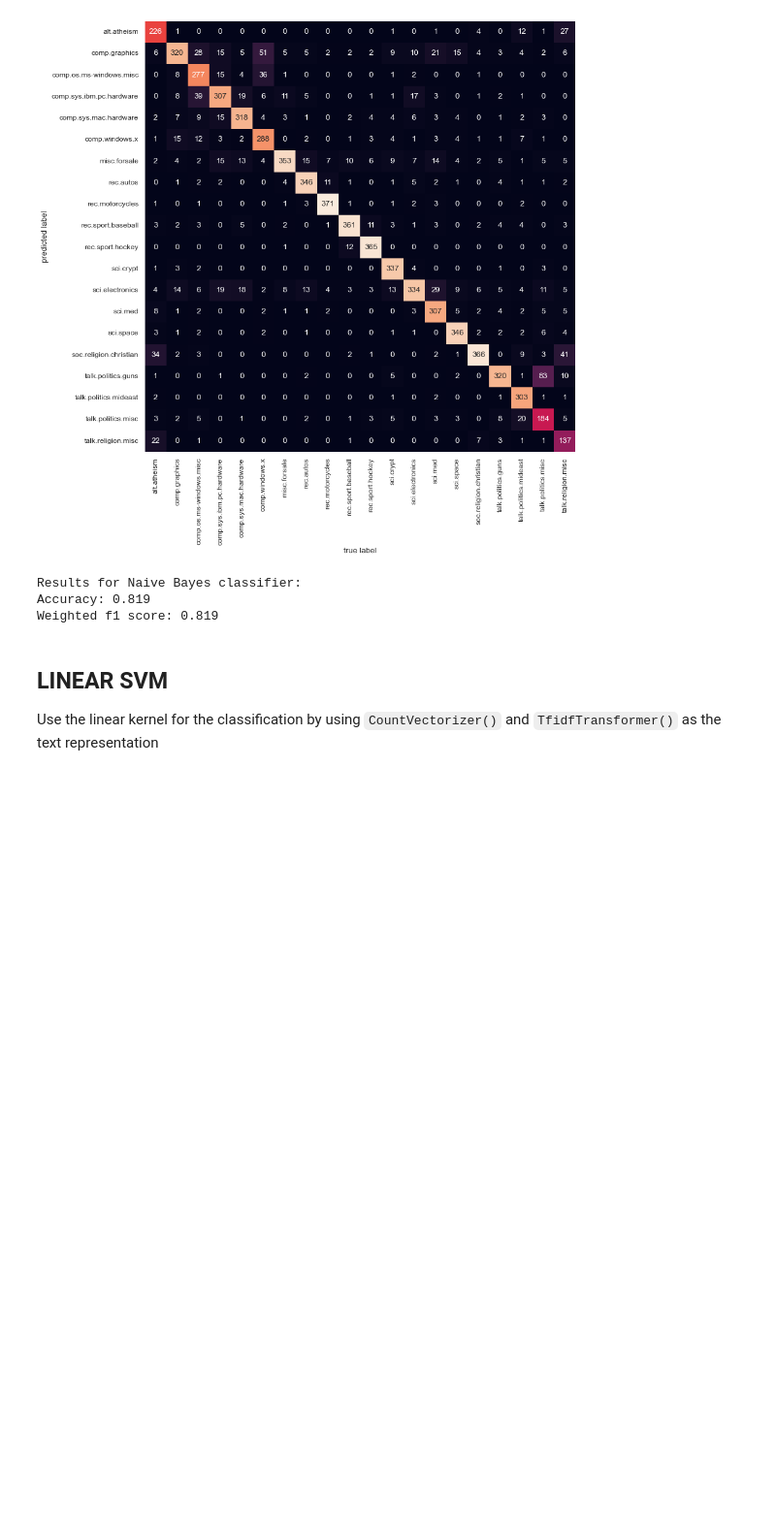
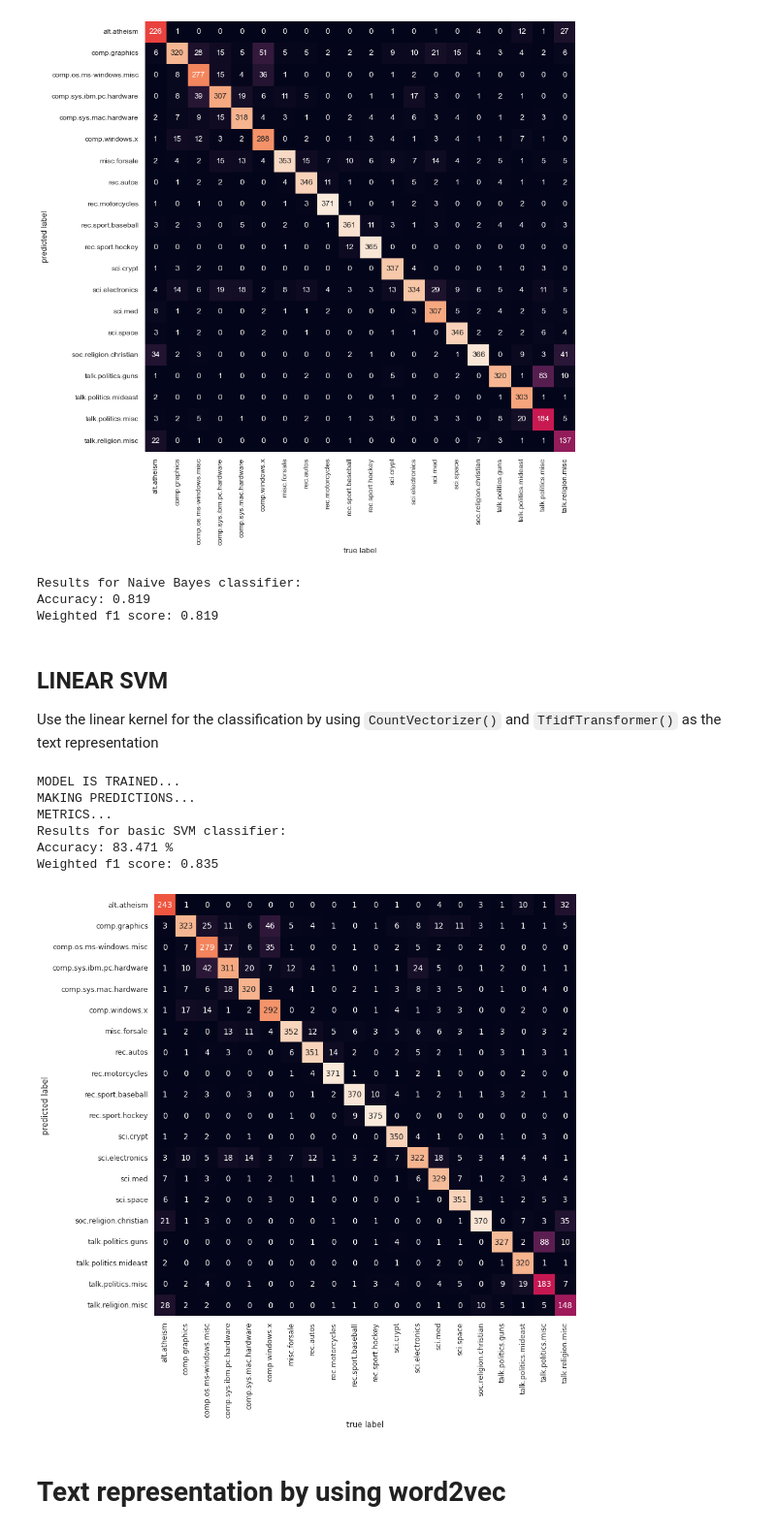
Before and after one commit to ceasarre/text_classifier_svm, a Jupyter notebook: classify_text_first.ipynb, the cells around one changed output. Shown at 97% size. Drawn from its saved outputs; the diff is of its cells as text; code cells hidden in the pictures; blank space fills up the shorter version.

```diff
--- a/classify_text.ipynb
+++ b/classify_text_first.ipynb
@@ -160,31 +167,41 @@ clf_svm_linear = SVC(kernel = 'linear')
 
 text_clf_linear = Pipeline(
     [
         ('vect', CountVectorizer()),
         ('tfidf', TfidfTransformer()),
         ('clf', clf_svm_linear)
     ]
 )
 
 print('MODEL IS TRAINED...')
 text_clf_linear = text_clf_linear.fit(X_train, y_train)
 
 # Prediction
 print('MAKING PREDICTIONS...')
-y_pred = text_clf_svm.predict(X_test)
+y_pred = text_clf_linear.predict(X_test)
 
 figure(figsize=(18, 12), dpi=80)
 x_axis_labels = categories
 
 cm = confusion_matrix(y_test, y_pred)
 sns.heatmap(cm.T, square = True, annot=True, fmt = 'd', cbar = False, xticklabels = x_axis_labels, yticklabels=x_axis_labels)
 plt.xlabel('true label')
 plt.ylabel('predicted label')
 
 # Metrics
 print('METRICS...')
 svm_basic_linear = accuracy_score(y_test, y_pred)
 svm_linear_f1_score = f1_score(y_test, y_pred, average='weighted')
 print("Results for basic SVM classifier:")
 print("Accuracy: {0:.3f} %".format(svm_basic_linear * 100))
 print("Weighted f1 score: {0:.3f}".format(svm_linear_f1_score))
+# %% [output]
+MODEL IS TRAINED...
+MAKING PREDICTIONS...
+METRICS...
+Results for basic SVM classifier:
+Accuracy: 83.471 %
+Weighted f1 score: 0.835
+[figure, added]
+# %% [markdown]
+# Text representation by using word2vec
```
Also changed, not shown: parts of 12 cells of this notebook, 1 other file.
